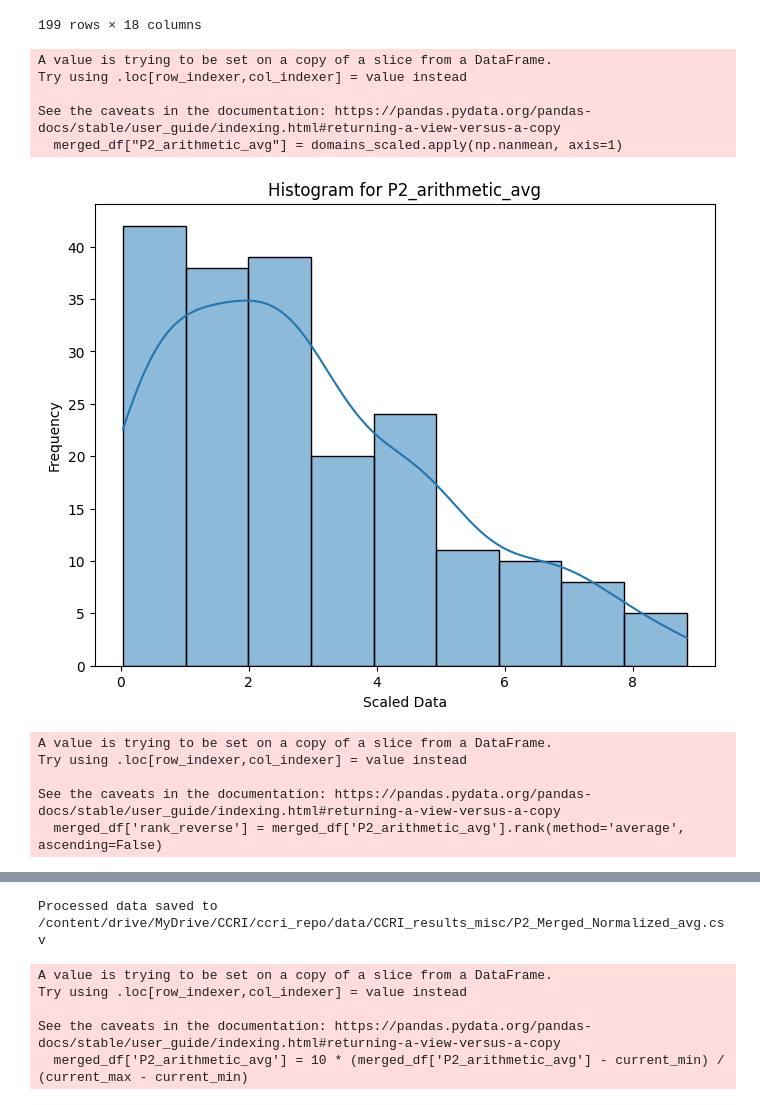
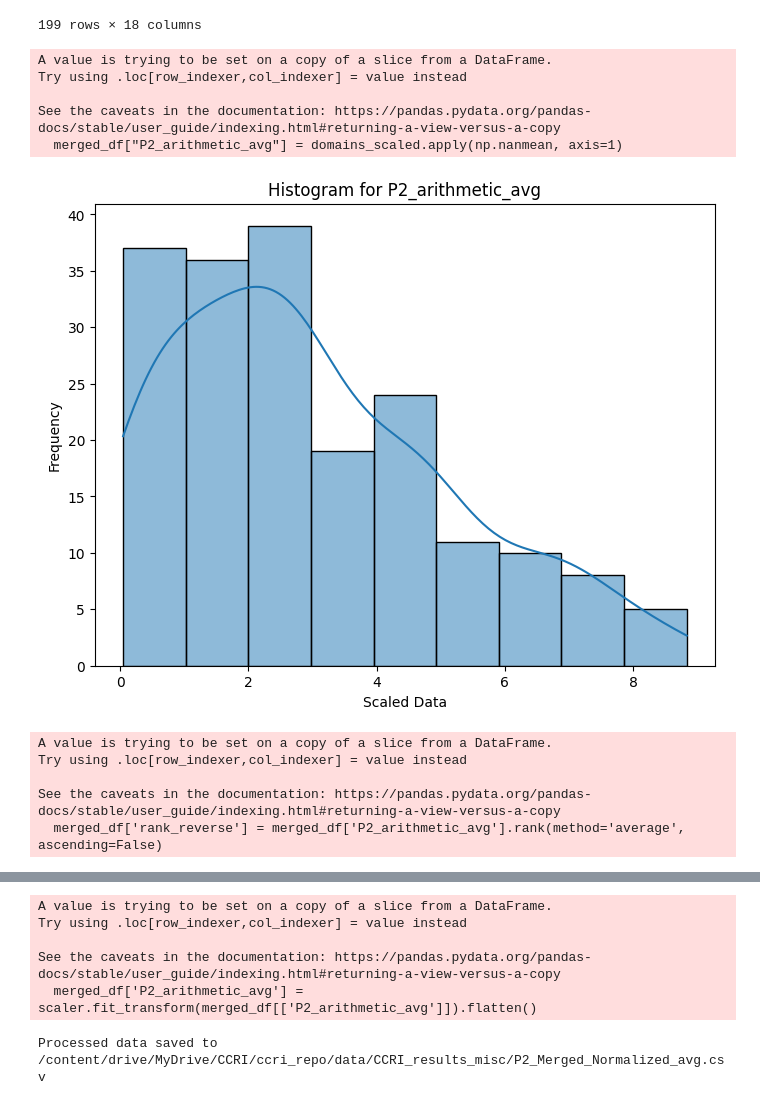
Before and after one commit to dohyung-kim/ccri, a Jupyter notebook: script/adm0/pillar2_processing_adm0.ipynb, the cells around one changed output, grey strips where cells are left out. Cells and saved outputs as stored; diff of their text form; code cells hidden in the pictures.

```diff
--- a/script/adm0/pillar2_processing_adm0.ipynb
+++ b/script/adm0/pillar2_processing_adm0.ipynb
@@ -230,18 +235,18 @@ for file in csv_files:
 
     # clip to min max
     df['value'] = np.clip(df['value'], min_trimmed, max_trimmed)
-    current_min = df['value'].min()
-    current_max = df['value'].max()
 
     # Normalize using final min/max
-    df['value_normalized'] = 10 * (df['value'] - current_min) / (current_max - current_min)
+    scaler = MinMaxScaler(feature_range=(0, 10))  # scale to 0–10
+    df['value_normalized'] = scaler.fit_transform(df[['value']]).flatten()
+
     df['min'] = min_trimmed
     df['max'] = max_trimmed
 
 
     # Reverse normalization for specific columns
     if filename in reverse_columns:
-        df['value_normalized'] = 10 - df['value_normalized']  # Reverse normalize
+        df['value_normalized'] = 10 - df['value_normalized']  # Reverse normalize & and scale 0 to 10
 
     # Rename column
     df.rename(columns={'value_normalized': filename + '_value_normalized'}, inplace=True)
@@ -301,7 +306,7 @@ merged_df
 | 198 | NIU | NaN | NaN | NaN | NaN | ... |
 199 rows × 18 columns
 # %%
-merged_df = merged_df[merged_df[pillar2_columns].notna().sum(axis=1) >= 5]
+merged_df = merged_df[merged_df[pillar2_columns].notna().sum(axis=1) >= 7]
 
 
 # Filter columns that end with '_value_normalized'
@@ -341,7 +346,7 @@ domains_df = pd.DataFrame({
     'survival': survival_avg
 })
 
-scaler = MinMaxScaler(feature_range=(0, 10))
+scaler = MinMaxScaler(feature_range=(0, 10)) #scale 1 to 10
 domains_scaled = pd.DataFrame(
     scaler.fit_transform(domains_df),
     columns=domains_df.columns,
@@ -360,38 +365,36 @@ plt.xlabel("Scaled Data")
 plt.ylabel("Frequency")
 plt.show()
 
 # Compute ranks in reverse order
 merged_df['rank_reverse'] = merged_df['P2_arithmetic_avg'].rank(method='average', ascending=False)
 plt.figure(figsize=(8, 6))
 plt.plot(merged_df['rank_reverse'], merged_df['P2_arithmetic_avg'], marker='o', linestyle='', alpha=0.6)
 plt.xlabel("Reverse Rank")
 plt.ylabel("P2_arithmetic_avg")
 plt.title(f"Rank Plot of P2_arithmetic_avg")
 plt.grid(True)
 plt.show()
 
 # clip to min max
 #merged_df['P2_arithmetic_avg'] = np.clip(merged_df['P2_arithmetic_avg'], 4, 8)
-current_min = merged_df['P2_arithmetic_avg'].min()
-current_max = merged_df['P2_arithmetic_avg'].max()
 
 # Normalize using final min/max
-merged_df['P2_arithmetic_avg'] = 10 * (merged_df['P2_arithmetic_avg'] - current_min) / (current_max - current_min)
-
+scaler = MinMaxScaler(feature_range=(0, 10))  # scale to 1–10
+merged_df['P2_arithmetic_avg'] = scaler.fit_transform(merged_df[['P2_arithmetic_avg']]).flatten()
 
 
 # Save the final merged dataset
 output_file = os.path.join(destination_folder, "P2_Merged_Normalized_avg.csv")
 merged_df.to_csv(output_file, index=False)
 
 print(f"Processed data saved to {output_file}")
 # %% [output]
 A value is trying to be set on a copy of a slice from a DataFrame.
 Try using .loc[row_indexer,col_indexer] = value instead
 
 See the caveats in the documentation: https://pandas.pydata.org/pandas-docs/stable/user_guide/indexing.html#returning-a-view-versus-a-copy
   merged_df["P2_arithmetic_avg"] = domains_scaled.apply(np.nanmean, axis=1)
-[figure, old version]
+[figure, new version]
 A value is trying to be set on a copy of a slice from a DataFrame.
 Try using .loc[row_indexer,col_indexer] = value instead
 
@@ -401,9 +404,9 @@ See the caveats in the documentation: https://pandas.pydata.org/pandas-docs/stab
-Processed data saved to /content/drive/MyDrive/CCRI/ccri_repo/data/CCRI_results_misc/P2_Merged_Normalized_avg.csv
+A value is trying to be set on a copy of a slice from a DataFrame.
+Try using .loc[row_indexer,col_indexer] = value instead
+
+See the caveats in the documentation: https://pandas.pydata.org/pandas-docs/stable/user_guide/indexing.html#returning-a-view-versus-a-copy
+  merged_df['P2_arithmetic_avg'] = scaler.fit_transform(merged_df[['P2_arithmetic_avg']]).flatten()
-A value is trying to be set on a copy of a slice from a DataFrame.
-Try using .loc[row_indexer,col_indexer] = value instead
-
-See the caveats in the documentation: https://pandas.pydata.org/pandas-docs/stable/user_guide/indexing.html#returning-a-view-versus-a-copy
-  merged_df['P2_arithmetic_avg'] = 10 * (merged_df['P2_arithmetic_avg'] - current_min) / (current_max - current_min)
+Processed data saved to /content/drive/MyDrive/CCRI/ccri_repo/data/CCRI_results_misc/P2_Merged_Normalized_avg.csv
 # %%
 merged_df
 # %% [output]
```
Also changed, not shown: parts of 4 cells of this notebook, 46 other files.
